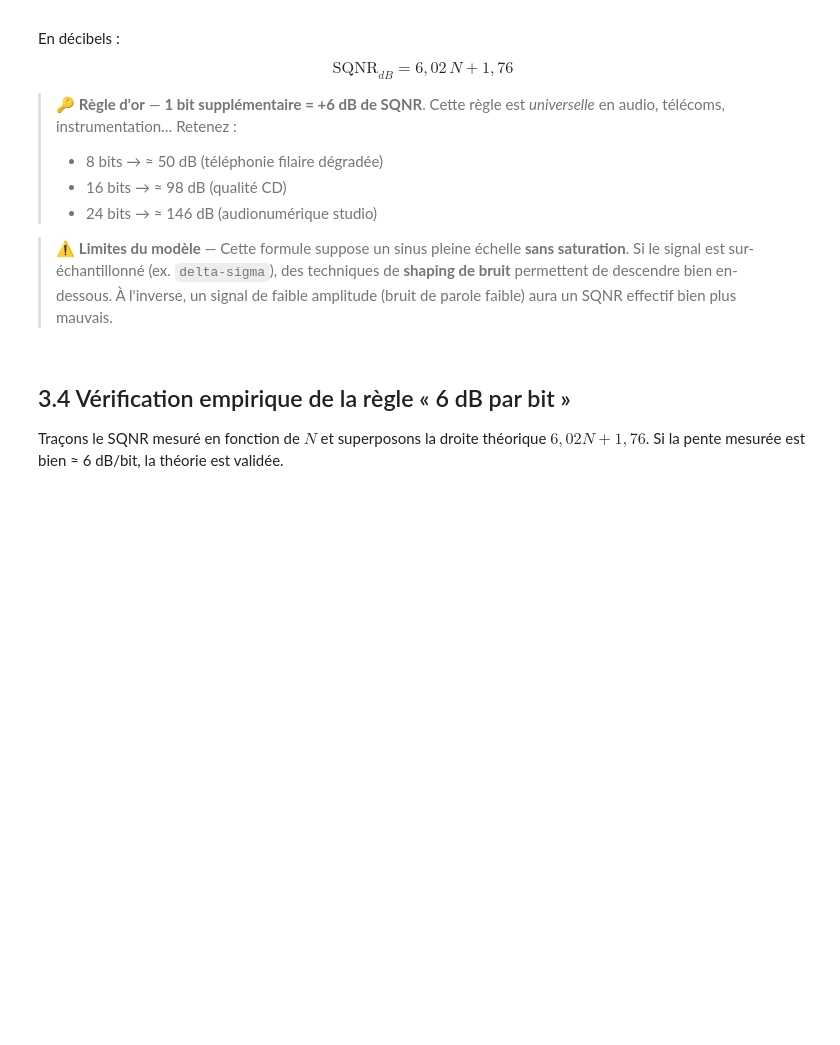
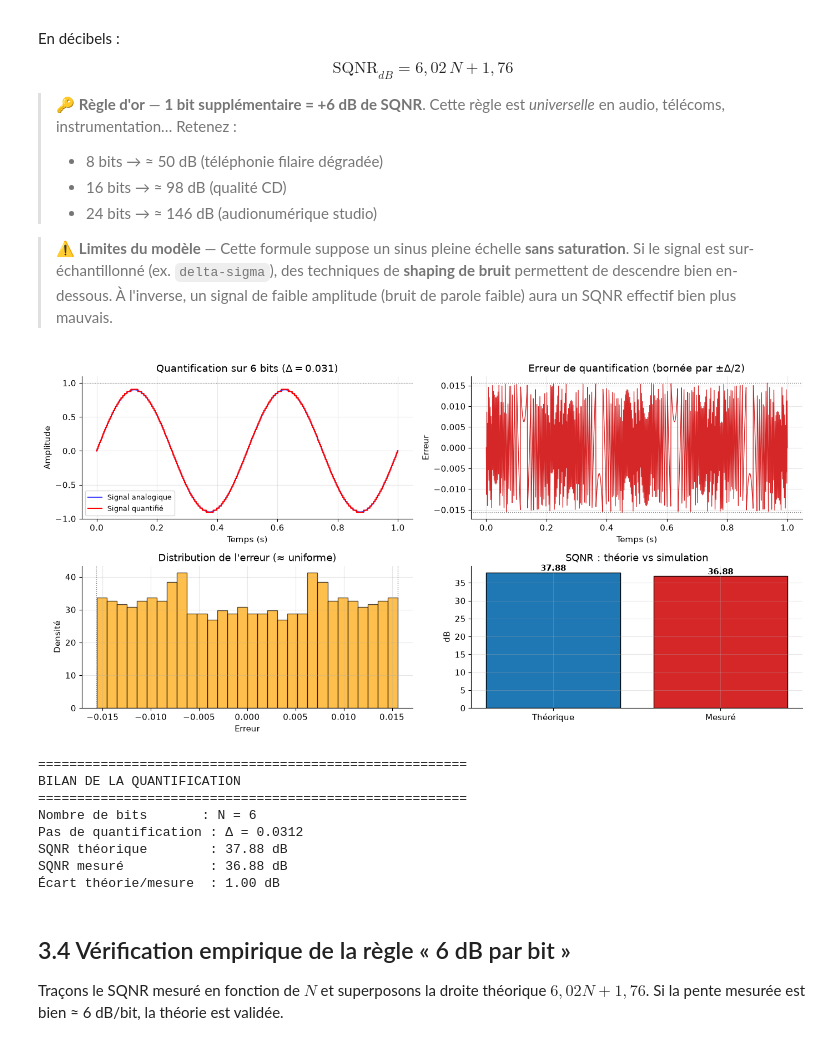
Before and after one commit to khaouet/dsp, a Jupyter notebook: notebooks/dsp_notes_week03.ipynb, the cells around one changed output. Cells and saved outputs as stored; diff of their text form; code cells hidden in the pictures; blank space fills up the shorter version.

```diff
--- a/notebooks/dsp_notes_week03.ipynb
+++ b/notebooks/dsp_notes_week03.ipynb
@@ -329,7 +358,7 @@ $$ \boxed{\; \mathrm{SQNR}_{dB} = 6{,}02\,N + 1{,}76 \;} $$
 # =====================================================
 # Démonstration de quantification
 # =====================================================
-N_bits = 3  # nombre de bits (volontairement faible pour bien voir)
+N_bits = 6  # nombre de bits (volontairement faible pour bien voir)
 A = 1.0     # amplitude maximale
 levels = 2**N_bits
 
@@ -366,33 +395,43 @@ axes[0, 1].axhline(-delta/2, color='gray', ls=':', lw=1)
 axes[0, 1].set_title(rf'Erreur de quantification (bornée par $\pm\Delta/2$)')
 axes[0, 1].set_xlabel('Temps (s)')
 axes[0, 1].set_ylabel('Erreur')
 
 axes[1, 0].hist(erreur, bins=30, density=True, alpha=0.7,
                 color='orange', edgecolor='k')
 axes[1, 0].axvline(-delta/2, color='gray', ls=':', lw=1)
 axes[1, 0].axvline(+delta/2, color='gray', ls=':', lw=1)
 axes[1, 0].set_title('Distribution de l\'erreur (≈ uniforme)')
 axes[1, 0].set_xlabel('Erreur')
 axes[1, 0].set_ylabel('Densité')
 
 axes[1, 1].bar(['Théorique', 'Mesuré'], [sqnr_theorique, sqnr_mesure],
                color=['C0', 'C3'], edgecolor='k')
 axes[1, 1].set_title('SQNR : théorie vs simulation')
 axes[1, 1].set_ylabel('dB')
 for i, v in enumerate([sqnr_theorique, sqnr_mesure]):
     axes[1, 1].text(i, v + 0.5, f'{v:.2f}', ha='center', fontweight='bold')
 
 plt.tight_layout()
 plt.show()
 
 print("=" * 55)
 print("BILAN DE LA QUANTIFICATION")
 print("=" * 55)
 print(f"Nombre de bits       : N = {N_bits}")
 print(f"Pas de quantification : Δ = {delta:.4f}")
 print(f"SQNR théorique        : {sqnr_theorique:.2f} dB")
 print(f"SQNR mesuré           : {sqnr_mesure:.2f} dB")
 print(f"Écart théorie/mesure  : {abs(sqnr_theorique - sqnr_mesure):.2f} dB")
+# %% [output]
+[figure, added]
+=======================================================
+BILAN DE LA QUANTIFICATION
+=======================================================
+Nombre de bits       : N = 6
+Pas de quantification : Δ = 0.0312
+SQNR théorique        : 37.88 dB
+SQNR mesuré           : 36.88 dB
+Écart théorie/mesure  : 1.00 dB
 # %% [markdown]
 ## 3.4 Vérification empirique de la règle « 6 dB par bit »
 
```
Also changed, not shown: parts of 9 cells of this notebook, 8 other files.
